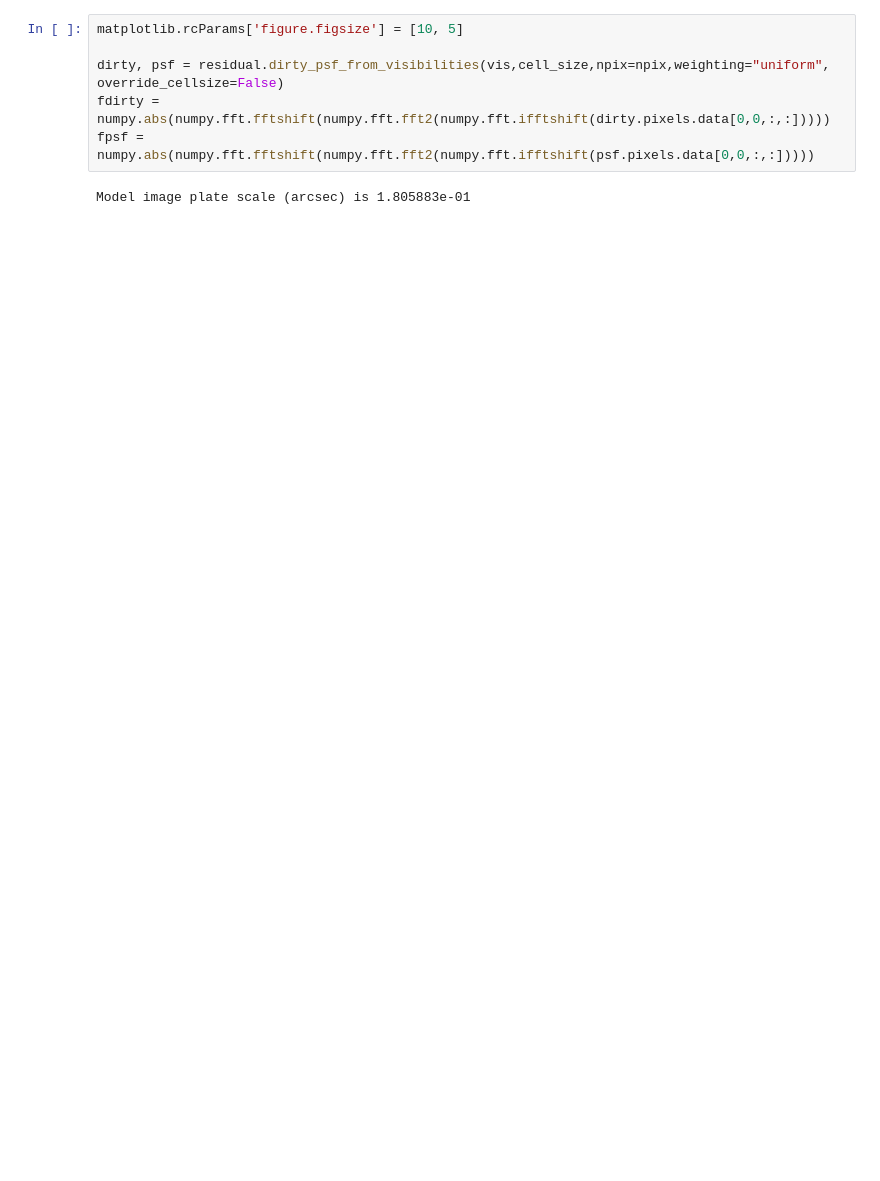
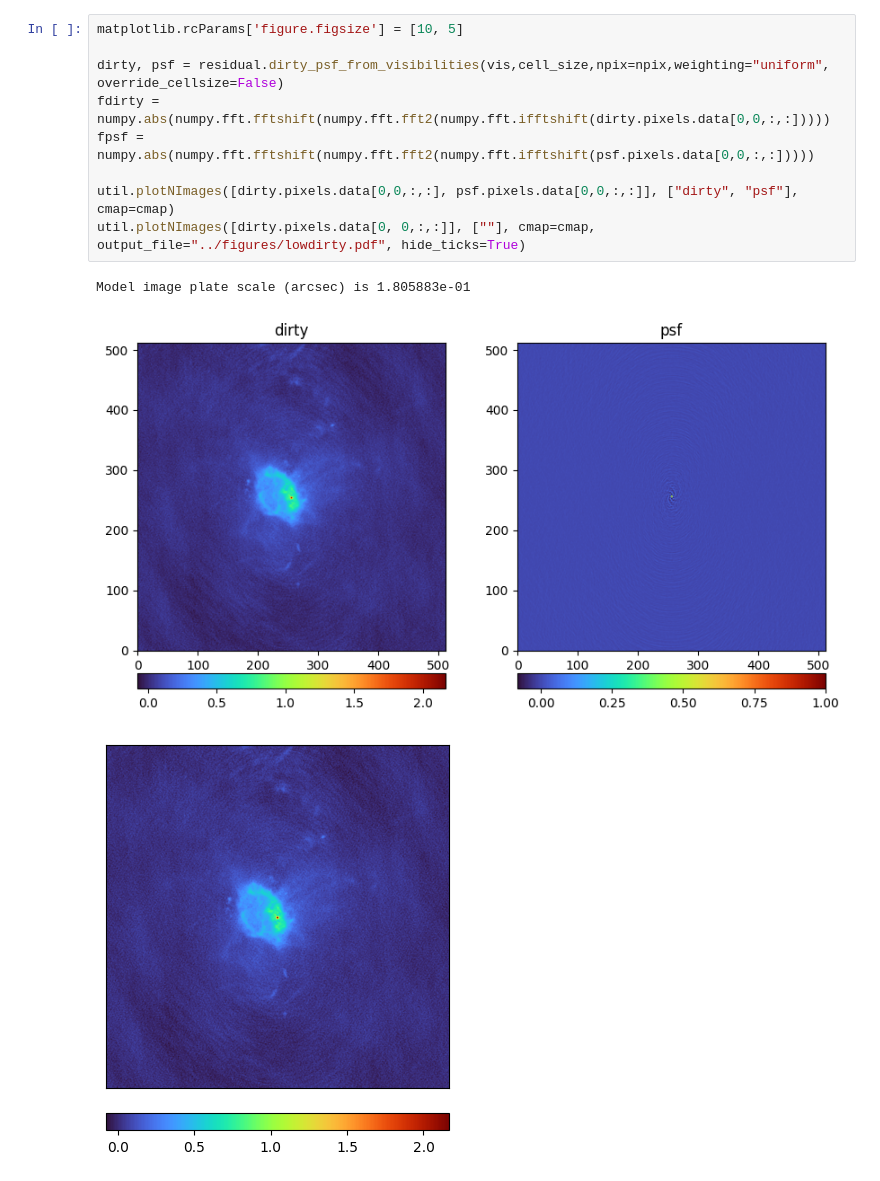
Before and after one commit to simon-prunet/radio-imaging, a Jupyter notebook: notebooks_and_pyscripts/splitms.ipynb, the cells around one changed output. Drawn from its saved outputs; the diff is of its cells as text; blank space fills up the shorter version.

```diff
--- a/notebooks_and_pyscripts/splitms.ipynb
+++ b/notebooks_and_pyscripts/splitms.ipynb
@@ -35,8 +46,13 @@ There is no flagged visibility. Skip plotting flagged.
 # %%
 matplotlib.rcParams['figure.figsize'] = [10, 5]
 
 dirty, psf = residual.dirty_psf_from_visibilities(vis,cell_size,npix=npix,weighting="uniform", override_cellsize=False)
 fdirty = numpy.abs(numpy.fft.fftshift(numpy.fft.fft2(numpy.fft.ifftshift(dirty.pixels.data[0,0,:,:]))))
 fpsf = numpy.abs(numpy.fft.fftshift(numpy.fft.fft2(numpy.fft.ifftshift(psf.pixels.data[0,0,:,:]))))
+
+util.plotNImages([dirty.pixels.data[0,0,:,:], psf.pixels.data[0,0,:,:]], ["dirty", "psf"], cmap=cmap)
+util.plotNImages([dirty.pixels.data[0, 0,:,:]], [""], cmap=cmap, output_file="../figures/lowdirty.pdf", hide_ticks=True)
 # %% [output]
 Model image plate scale (arcsec) is 1.805883e-01
+[figure, added]
+[figure, added]
```
Also changed, not shown: parts of 14 cells of this notebook, 18 other files.
